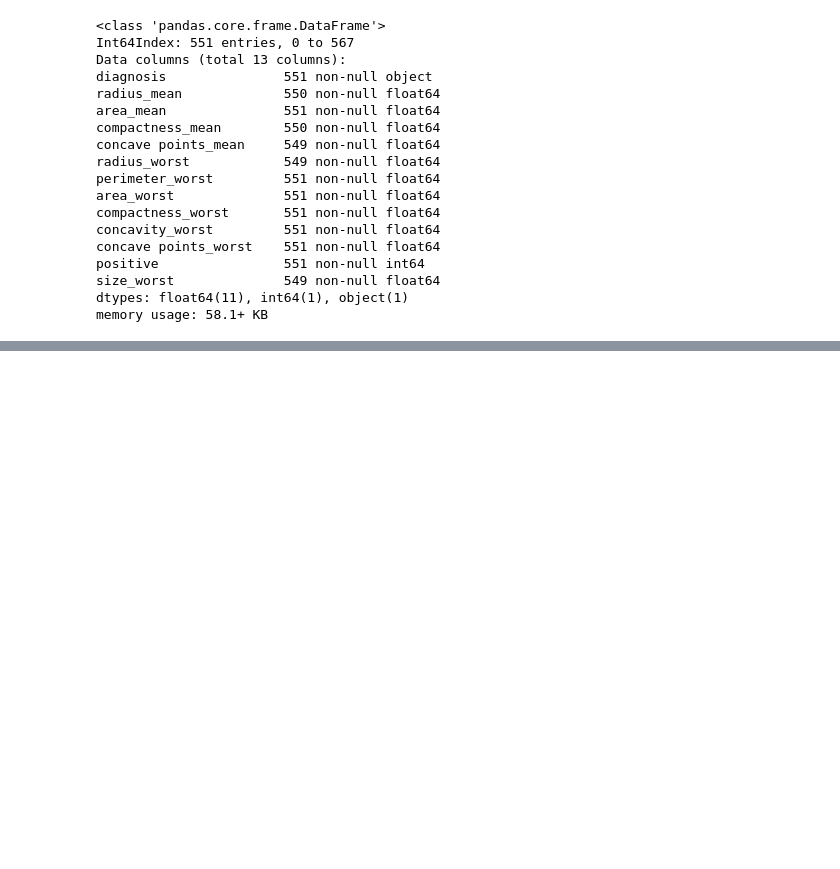
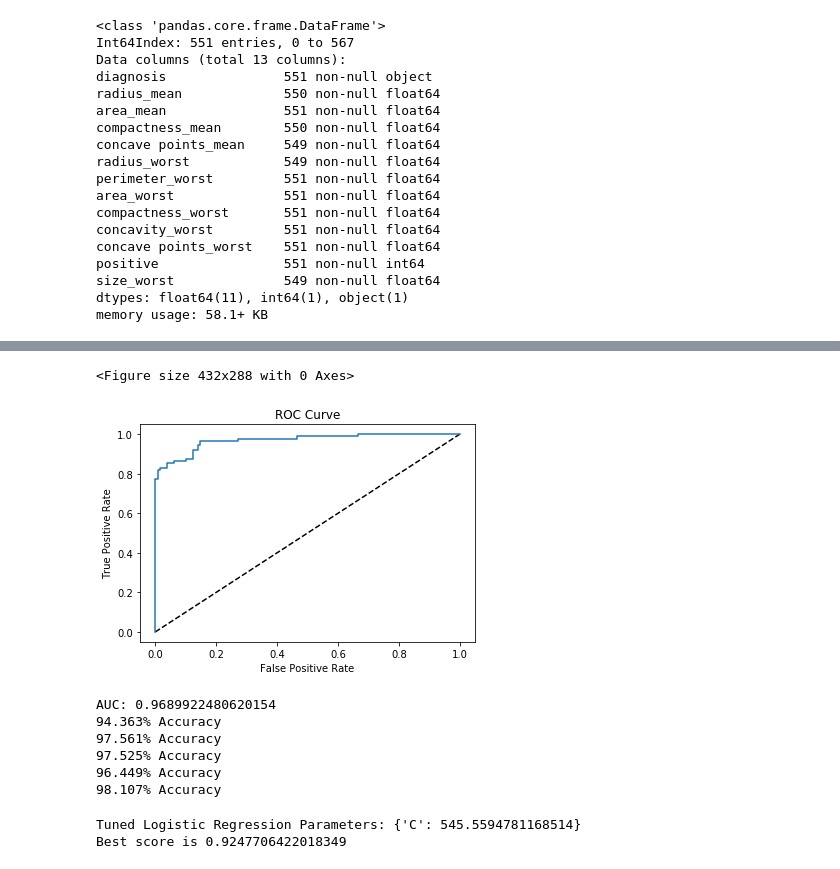
Before and after one commit to lordofsahil/cancerproject, a Jupyter notebook: Cancer Final.ipynb, the cells around one changed output, grey strips where cells are left out. Drawn from its saved outputs; the diff is of its cells as text; code cells hidden in the pictures; blank space fills up the shorter version.

Commit message:
Add files via upload
#with logistic regression and KNN

```diff
--- a/Cancer Final.ipynb
+++ b/Cancer Final.ipynb
@@ -220,0 +296,14 @@ memory usage: 58.1+ KB
+# %%
+X = (X-np.min(X))/(np.max(X)-np.min(X)) #normalize data
+X_train, X_test, y_train, y_test = train_test_split(X, y, test_size = 0.4, random_state=42)
+logreg = LogisticRegression()
+
+# Fit the classifier to the training data
+logreg.fit(X_train, y_train)
+
+# Predict the labels of the test set: y_pred
+y_pred = logreg.predict(X_test)
+
+# Compute and print the confusion matrix and classification report
+print(confusion_matrix(y_test, y_pred))
+print(classification_report(y_test, y_pred))
@@ -220,0 +321,39 @@ memory usage: 58.1+ KB
+# %%
+#clear plot
+plt.clf()
+
+#the problem is my model is predicting alot of malignant tumors as begnin. Very bad
+# %% [output]
+<Figure size 432x288 with 0 Axes>
+# %%
+# Import necessary modules
+from sklearn.metrics import roc_curve
+
+# Compute predicted probabilities: y_pred_prob
+y_pred_prob = logreg.predict_proba(X_test)[:,1]
+
+# Generate ROC curve values: fpr, tpr, thresholds
+fpr, tpr, thresholds = roc_curve(y_test, y_pred_prob, pos_label = 'M')
+# %%
+plt.plot([0, 1], [0, 1], 'k--')
+plt.plot(fpr, tpr, label = "Logistic Regression")
+plt.xlabel('False Positive Rate')
+plt.ylabel('True Positive Rate')
+plt.title('ROC Curve')
+plt.show()
+# %% [output]
+[figure, added]
+# %%
+from sklearn.metrics import roc_auc_score
+from sklearn.model_selection import cross_val_score
+print("AUC: {}".format(roc_auc_score(y_test, y_pred_prob)))
+cv_scores = cross_val_score(logreg, X, y, cv=5, scoring='roc_auc')
+for i in cv_scores:
+    print(f"{round(i * 100,3)}% Accuracy")
+# %% [output]
+AUC: 0.9689922480620154
+94.363% Accuracy
+97.561% Accuracy
+97.525% Accuracy
+96.449% Accuracy
+98.107% Accuracy
@@ -221 +364,19 @@ memory usage: 58.1+ KB
+# %%
+from sklearn.model_selection import GridSearchCV
+c_space = np.logspace(-4, 4, 20)
+param_grid = {'C': c_space}
+
+logreg_cv = GridSearchCV(logreg, param_grid, cv=5)
+
+# Fit it to the data
+logreg_cv.fit(X, y)
+
+# Print the tuned parameter and score
+print("Tuned Logistic Regression Parameters: {}".format(logreg_cv.best_params_))
+print("Best score is {}".format(logreg_cv.best_score_))
+
+#having a c-value of 545 increases the accuracy of the model a little bit
+# %% [output]
+Tuned Logistic Regression Parameters: {'C': 545.5594781168514}
+Best score is 0.9247706422018349
 # %%
```
Also changed, not shown: parts of 8 cells of this notebook.
